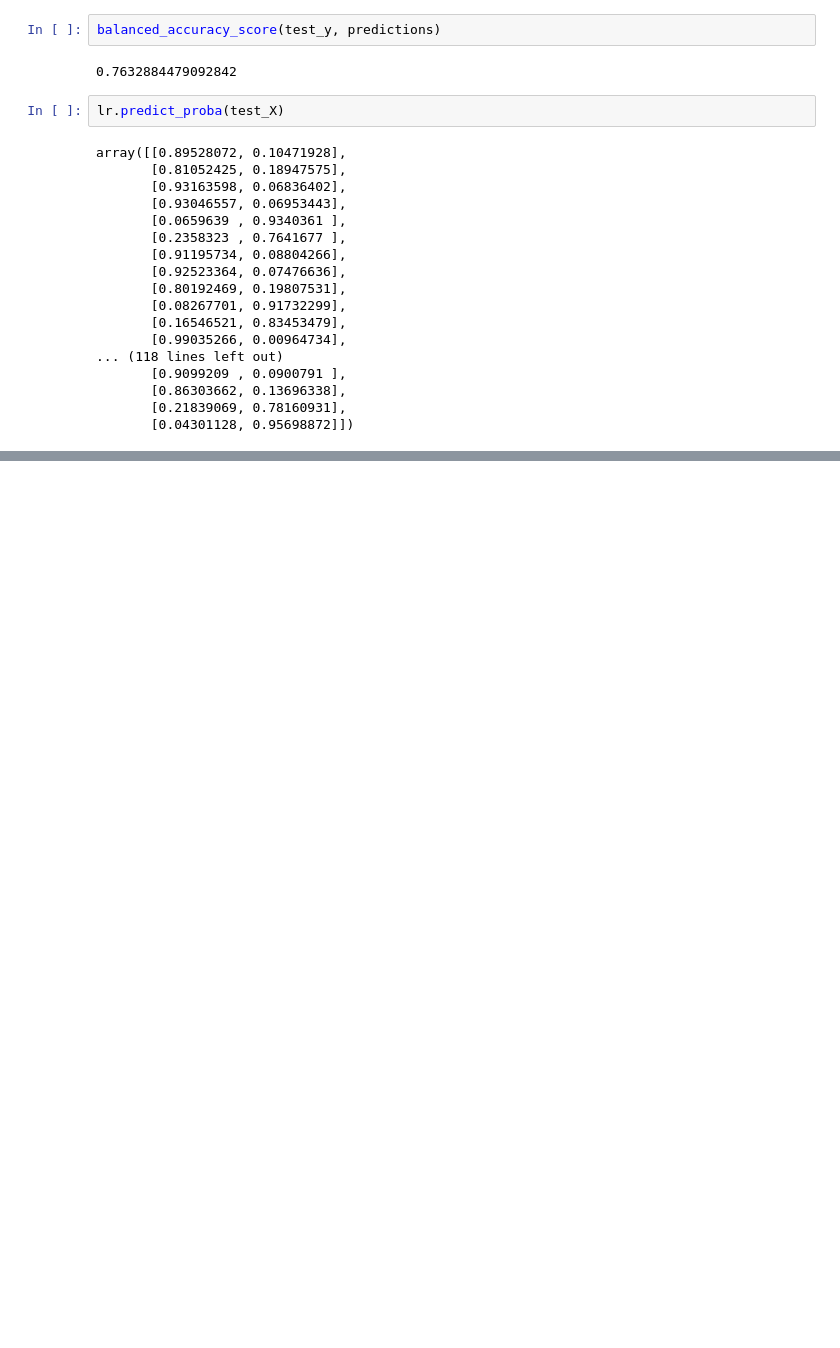
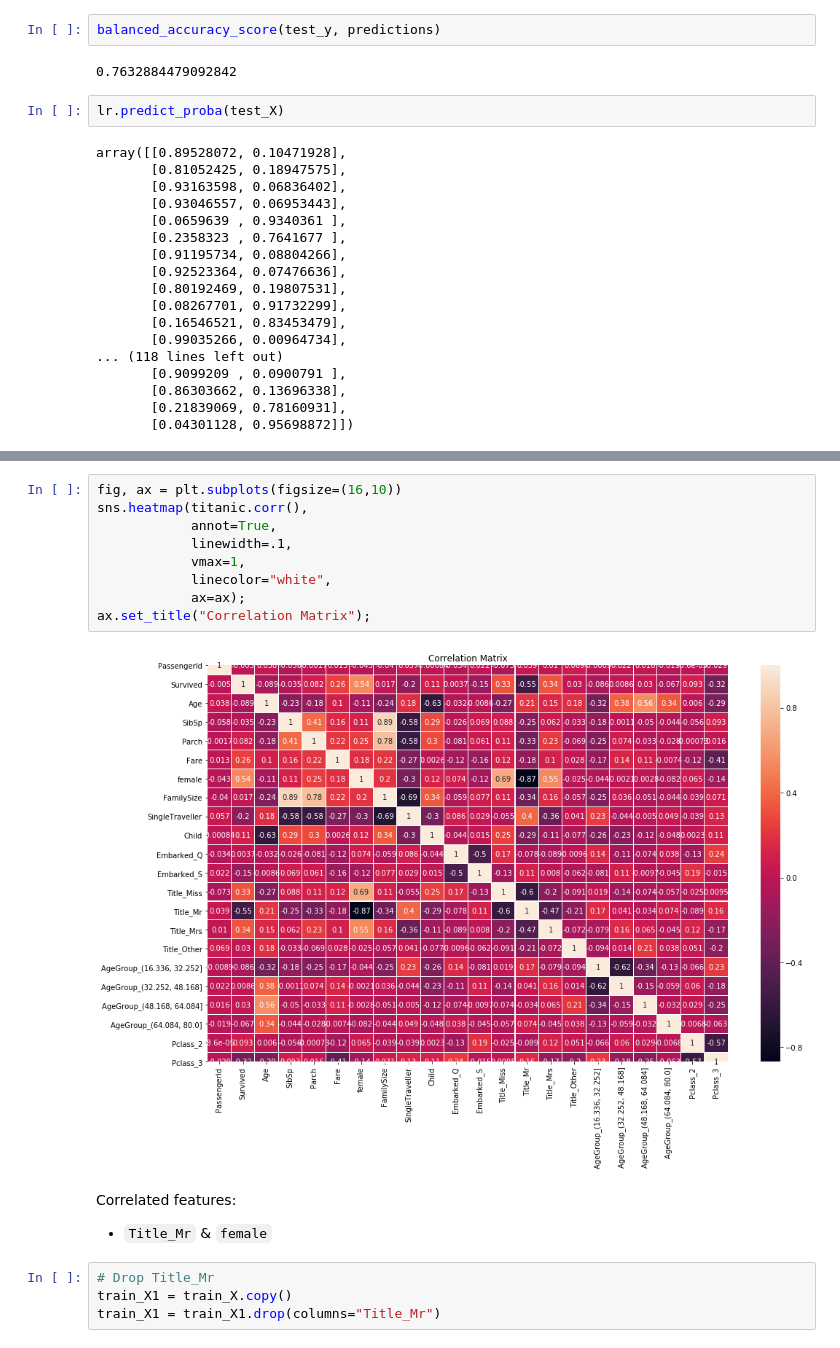
Before and after one commit to Senonino/data-ber-01-20, a Jupyter notebook: Notes/module_3/week_7/3_machine_learning-feature_engineering.ipynb, the cells around one changed output, grey strips where cells are left out. Drawn from its saved outputs; the diff is of its cells as text; blank space fills up the shorter version.

Commit message:
add notes on full ML workflow with titanic

```diff
--- a/Notes/module_3/week_7/3_machine_learning-feature_engineering.ipynb
+++ b/Notes/module_3/week_7/3_machine_learning-feature_engineering.ipynb
@@ -667,0 +798,18 @@ We have our baseline. From here, we want to improve it
+# %%
+fig, ax = plt.subplots(figsize=(16,10))
+sns.heatmap(titanic.corr(),
+            annot=True,
+            linewidth=.1,
+            vmax=1,
+            linecolor="white",
+            ax=ax);
+ax.set_title("Correlation Matrix");
+# %% [output]
+[figure, added]
+# %% [markdown]
+Correlated features:
+- `Title_Mr` & `female`
+# %%
+# Drop Title_Mr
+train_X1 = train_X.copy()
+train_X1 = train_X1.drop(columns="Title_Mr")
```
Also changed, not shown: parts of 54 cells of this notebook.
